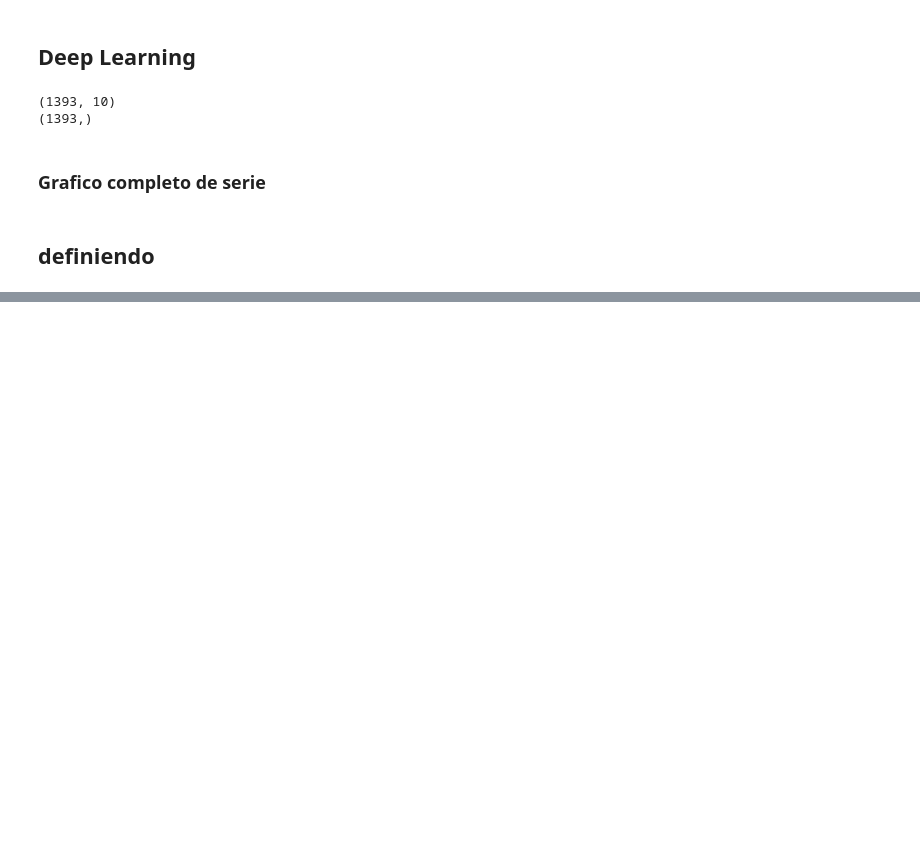
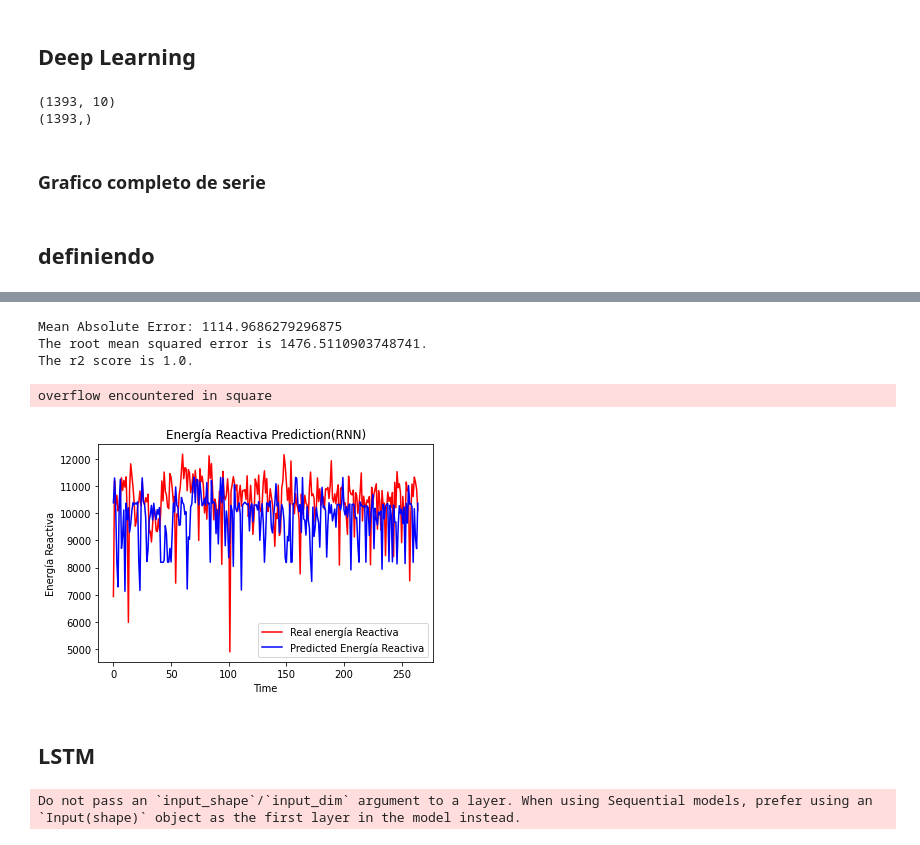
Before and after one commit to Causil/especializacion, a Jupyter notebook: monografia/momentos_evaluativos/DesarrolloMonografia/epm.ipynb, the cells around one changed output, grey strips where cells are left out. Saved outputs shown, nothing was run; the diff lists cells and outputs as text; code cells hidden in the pictures; blank space fills up the shorter version.

```diff
--- a/monografia/momentos_evaluativos/DesarrolloMonografia/epm.ipynb
+++ b/monografia/momentos_evaluativos/DesarrolloMonografia/epm.ipynb
@@ -995,0 +1222,39 @@ Model: "sequential_1"
+# %%
+# Evaluating our model
+
+mae = mean_absolute_error(test_set, predicted_stock_price)
+print(f'Mean Absolute Error: {mae}')
+
+
+
+rmse = math.sqrt(mean_squared_error(test_set, predicted_stock_price))
+print("The root mean squared error is {}.".format(rmse))
+r2 = math.sqrt(r2_score(test_set, predicted_stock_price))
+print("The r2 score is {}.".format(r2))
+# %% [output]
+Mean Absolute Error: 1114.9686279296875
+The root mean squared error is 1476.5110903748741.
+The r2 score is 1.0.
+overflow encountered in square
+# %%
+# Visualizing the results
+plt.plot(test_set, color='red',label='Real energía Reactiva')
+plt.plot(predicted_stock_price, color='blue',label='Predicted Energía Reactiva')
+plt.title('Energía Reactiva Prediction(RNN)')
+plt.xlabel('Time')
+plt.ylabel('Energía Reactiva')
+plt.legend()
+plt.show()
+# %% [output]
+[figure, added]
+# %% [markdown]
+## LSTM
+# %%
+# The LSTM architecture
+regressor = Sequential()
+# First LSTM layer with Dropout regularisation
+regressor.add(LSTM(units=500, input_shape=(X_train.shape[1],1)))
+regressor.add(Dropout(0.3))
+regressor.add(Dense(units=1))
+# %% [output]
+Do not pass an `input_shape`/`input_dim` argument to a layer. When using Sequential models, prefer using an `Input(shape)` object as the first layer in the model instead.
```
Also changed, not shown: parts of 48 cells of this notebook, 32 other files.
